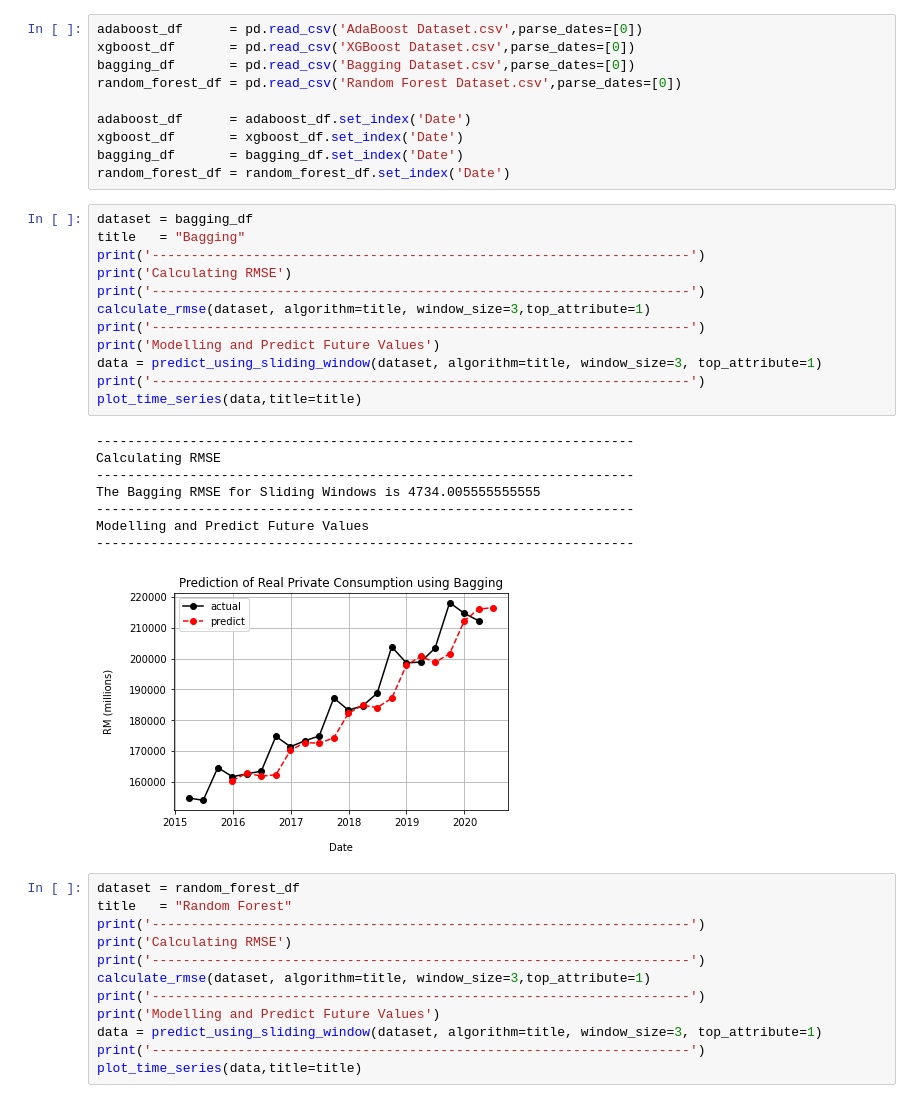
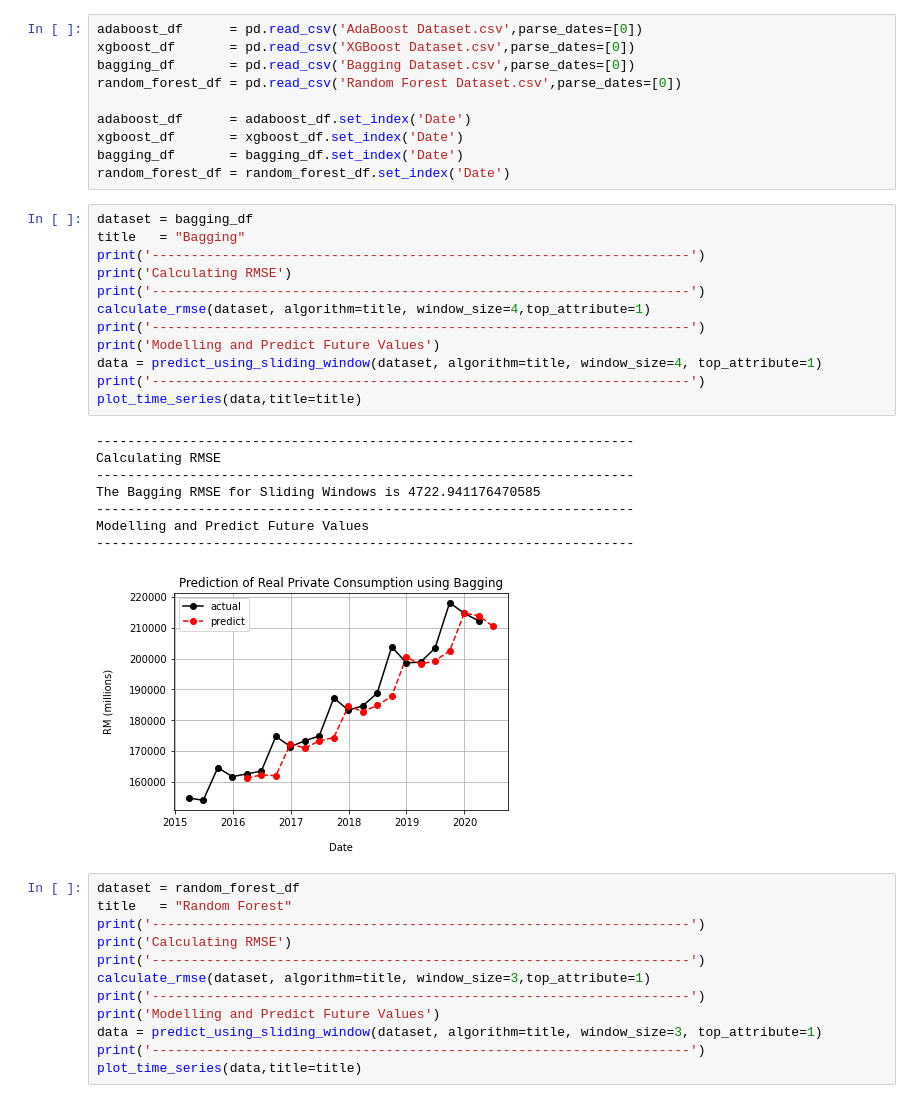
Before and after one commit to azzubair01/Time-Series-Forecasting, a Jupyter notebook: 2) Model Optimisation/Cross Validation/Sliding Window/Summarised Functions.ipynb, the cells around one changed output. Saved outputs shown, nothing was run; the diff lists cells and outputs as text.

```diff
--- a/2) Model Optimisation/Cross Validation/Sliding Window/Summarised Functions.ipynb
+++ b/2) Model Optimisation/Cross Validation/Sliding Window/Summarised Functions.ipynb
@@ -162,24 +162,24 @@ random_forest_df = random_forest_df.set_index('Date')
 # %%
 dataset = bagging_df
 title   = "Bagging"
 print('---------------------------------------------------------------------')
 print('Calculating RMSE')
 print('---------------------------------------------------------------------')
-calculate_rmse(dataset, algorithm=title, window_size=3,top_attribute=1)
+calculate_rmse(dataset, algorithm=title, window_size=4,top_attribute=1)
 print('---------------------------------------------------------------------')
 print('Modelling and Predict Future Values')
-data = predict_using_sliding_window(dataset, algorithm=title, window_size=3, top_attribute=1)
+data = predict_using_sliding_window(dataset, algorithm=title, window_size=4, top_attribute=1)
 print('---------------------------------------------------------------------')
 plot_time_series(data,title=title)
 # %% [output]
 ---------------------------------------------------------------------
 Calculating RMSE
 ---------------------------------------------------------------------
-The Bagging RMSE for Sliding Windows is 4734.005555555555
+The Bagging RMSE for Sliding Windows is 4722.941176470585
 ---------------------------------------------------------------------
 Modelling and Predict Future Values
 ---------------------------------------------------------------------
-[figure, old version]
+[figure, new version]
 # %%
 dataset = random_forest_df
 title   = "Random Forest"
```
Also changed, not shown: 25 other files.
